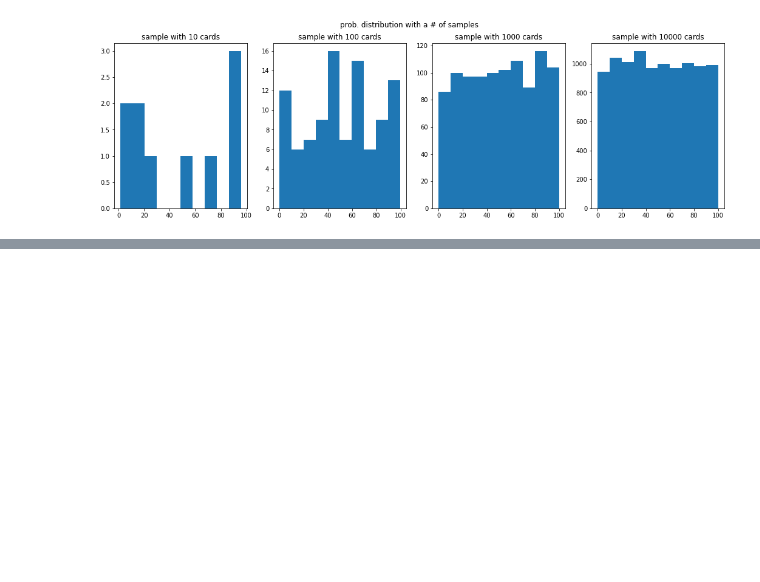
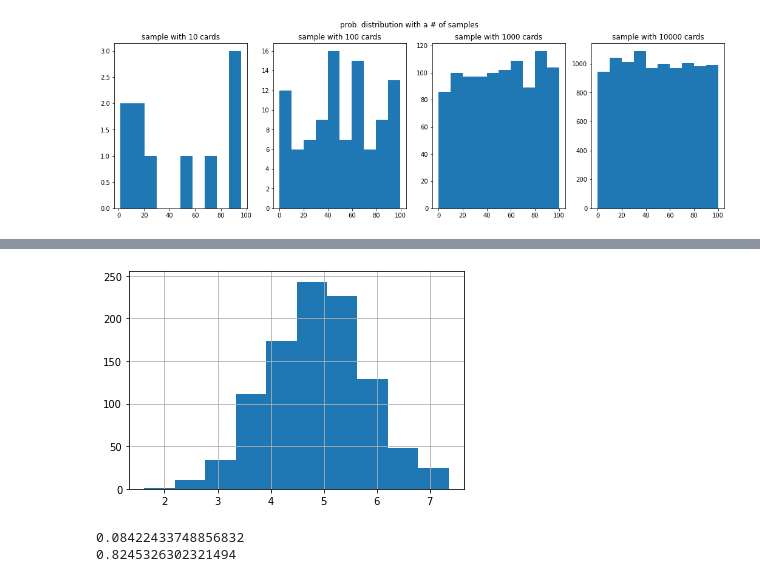
Before and after one commit to gabrielwithappy/python_study, a Jupyter notebook: Python_Basic.ipynb, the cells around one changed output, grey strips where cells are left out. Drawn from its saved outputs; the diff is of its cells as text; code cells hidden in the pictures; blank space fills up the shorter version.

Commit message:
possion process

```diff
--- a/Python_Basic.ipynb
+++ b/Python_Basic.ipynb
@@ -625,0 +696,53 @@ plt.show()
+# %%
+####################################
+## The central limit theorem (CLT)
+####################################
+# The sampling distribution of a statistic becomes close to the normal distribution as the number of trials increases.
+# - samples should be random and independent
+
+from scipy.stats import norm
+import matplotlib.pyplot as plt
+import numpy as np
+import pandas as pd
+
+np.random.seed(1)
+
+values = np.random.rand(100)*10
+df = pd.DataFrame({"data" : values})
+df
+
+sample_means = []
+# Loop 100 times
+for i in range(100):
+  # Take sample of 20 num_users
+  samp_20 = df['data'].sample(20, replace=True)
+  # Calculate mean of samp_20
+  samp_20_mean = np.mean(samp_20)
+  # Append samp_20_mean to sample_means
+  sample_means.append(samp_20_mean)
+
+# Convert to Series and plot histogram
+sample_means_series = pd.Series(sample_means)
+sample_means_series.hist()
+# Show plot
+plt.show()
+# %% [output]
+[figure, added]
+# %%
+####################################
+## Possion processes
+####################################
+from scipy.stats import poisson
+# average 5 e-mails per hour
+
+
+# 1. prob receives 2 e-mail per hous?
+prob_2 = poisson.pmf(2,5)
+print(prob_2)
+
+# 2. receives > 4
+prob_above_4 = 1 - poisson.pmf(4,5)
+print(prob_above_4)
+# %% [output]
+0.08422433748856832
+0.8245326302321494
```
Also changed, not shown: parts of 4 cells of this notebook.
